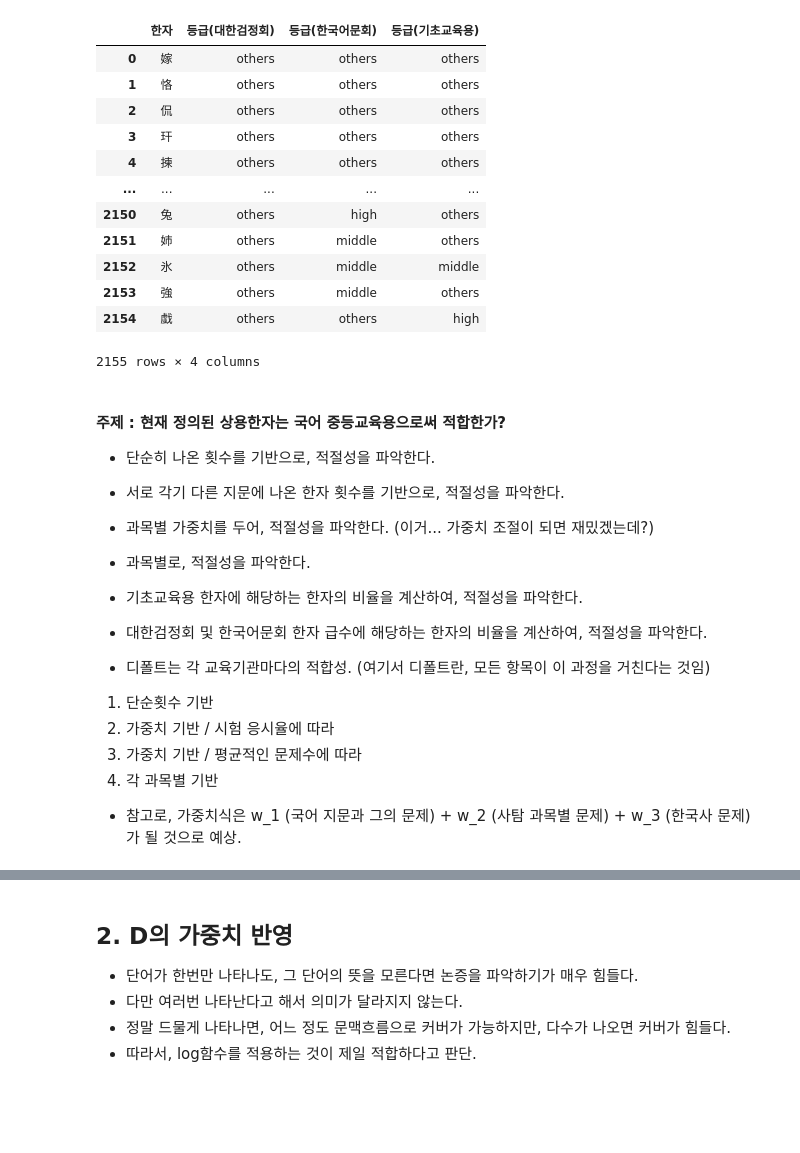
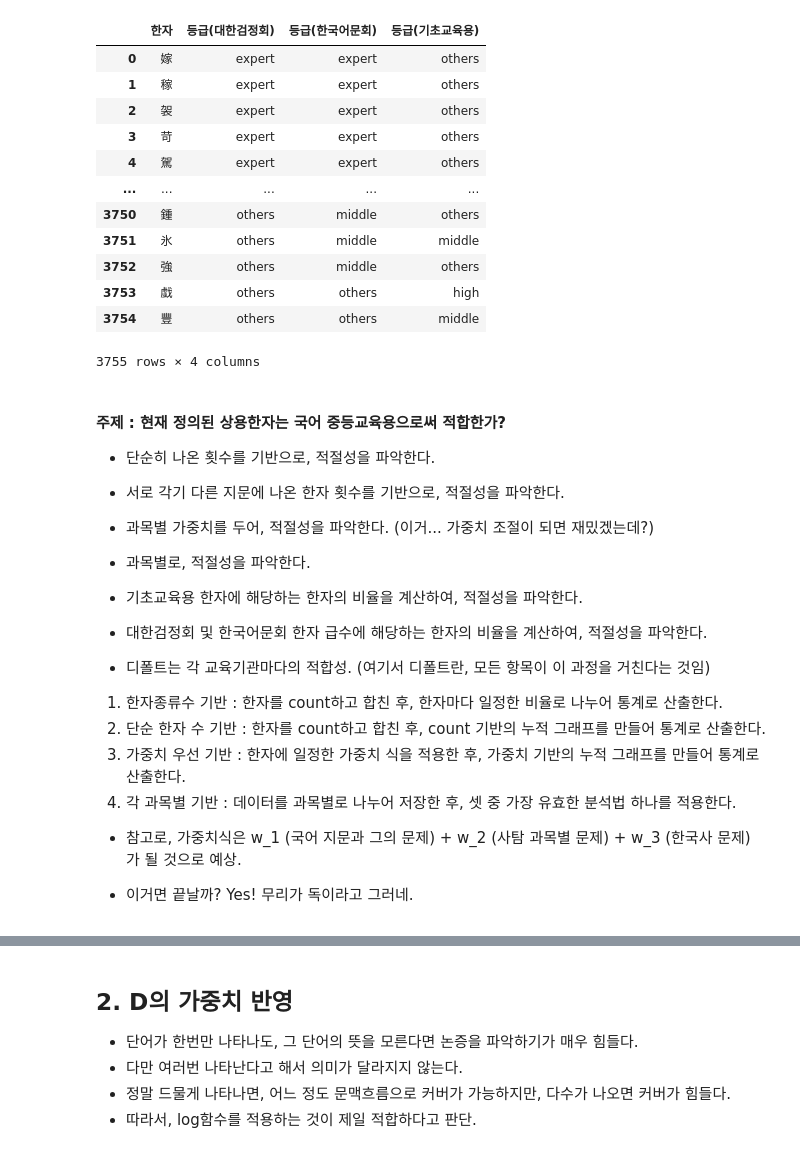
Before and after one commit to Hellcreams/hanja_suggestion, a Jupyter notebook: analyzation.ipynb, the cells around one changed output, grey strips where cells are left out. Drawn from its saved outputs; the diff is of its cells as text; code cells hidden in the pictures; blank space fills up the shorter version.

```diff
--- a/analyzation.ipynb
+++ b/analyzation.ipynb
@@ -40,49 +40,53 @@ test_df
 # 참고 데이터가 seaborn 사용 시 텍스트 깨짐 현상 방지
 ref_df["등급(기초교육용)"] = ref_df["등급(기초교육용)"].map(
     {"중등" : "middle",
     "고등" : "high",
      "심화" : "others"}
 )
 # 대한검정회 3급 1000자, 준2급 1500자 / 3급까지 중등(middle), 준2급은 고등(high)로 분류
 ref_df["등급(대한검정회)"] = np.select(
     [ref_df["등급(대한검정회)"] >= 3.0,
      ref_df["등급(대한검정회)"] >= 2.5,
+     ref_df["등급(대한검정회)"] > 0.0,
      True],
-    [3, 2, 1]
+    [3, 2, 1, 0]
 )
 ref_df["등급(대한검정회)"] = ref_df["등급(대한검정회)"].map(
     {3 : "middle",
     2 : "high",
-     1 : "others"}
+     1 : "expert",
+     0 : "others"}
 )
 # 대한검정회 4급 1000자, 3급 1800자 / 4급까지 중간(middle), 3급은 고등(high)로 분류
 ref_df["등급(한국어문회)"] = np.select(
     [ref_df["등급(한국어문회)"] >= 4.0,
      ref_df["등급(한국어문회)"] >= 3.0,
+     ref_df["등급(한국어문회)"] > 0.0,
      True],
-    [3, 2, 1]
+    [3, 2, 1, 0]
 )
 ref_df["등급(한국어문회)"] = ref_df["등급(한국어문회)"].map(
     {3 : "middle",
     2 : "high",
-     1 : "others"}
+     1 : "expert",
+     0 : "others"}
 )
 # -----------------------------
 ref_df
 # %% [output]
 |  | 한자 | 등급(대한검정회) | 등급(한국어문회) | 등급(기초교육용) |
-| 0 | 嫁 | others | others | others |
-| 1 | 恪 | others | others | others |
-| 2 | 侃 | others | others | others |
-| 3 | 玕 | others | others | others |
-| 4 | 揀 | others | others | others |
+| 0 | 嫁 | expert | expert | others |
+| 1 | 稼 | expert | expert | others |
+| 2 | 袈 | expert | expert | others |
+| 3 | 苛 | expert | expert | others |
+| 4 | 駕 | expert | expert | others |
 | ... | ... | ... | ... | ... |
-| 2150 | 兔 | others | high | others |
-| 2151 | 姉 | others | middle | others |
-| 2152 | 氷 | others | middle | middle |
-| 2153 | 強 | others | middle | others |
-| 2154 | 戱 | others | others | high |
+| 3750 | 鍾 | others | middle | others |
+| 3751 | 氷 | others | middle | middle |
+| 3752 | 強 | others | middle | others |
+| 3753 | 戱 | others | others | high |
+| 3754 | 豐 | others | others | middle |
-2155 rows × 4 columns
+3755 rows × 4 columns
 # %% [markdown]
 #### 주제 : 현재 정의된 상용한자는 국어 중등교육용으로써 적합한가?
 * 단순히 나온 횟수를 기반으로, 적절성을 파악한다.
@@ -93,8 +97,10 @@ ref_df
 * 대한검정회 및 한국어문회 한자 급수에 해당하는 한자의 비율을 계산하여, 적절성을 파악한다.
 
 * 디폴트는 각 교육기관마다의 적합성. (여기서 디폴트란, 모든 항목이 이 과정을 거친다는 것임)
-1. 단순횟수 기반
-2. 가중치 기반 / 시험 응시율에 따라
-3. 가중치 기반 / 평균적인 문제수에 따라
-4. 각 과목별 기반
+1. 한자종류수 기반 : 한자를 count하고 합친 후, 한자마다 일정한 비율로 나누어 통계로 산출한다.
+2. 단순 한자 수 기반 : 한자를 count하고 합친 후, count 기반의 누적 그래프를 만들어 통계로 산출한다.
+3. 가중치 우선 기반 : 한자에 일정한 가중치 식을 적용한 후, 가중치 기반의 누적 그래프를 만들어 통계로 산출한다.
+4. 각 과목별 기반 : 데이터를 과목별로 나누어 저장한 후, 셋 중 가장 유효한 분석법 하나를 적용한다.
 * 참고로, 가중치식은 w_1 (국어 지문과 그의 문제) + w_2 (사탐 과목별 문제) + w_3 (한국사 문제) 가 될 것으로 예상.
+
+* 이거면 끝날까? Yes! 무리가 독이라고 그러네.
```
Also changed, not shown: parts of 12 cells of this notebook, 6 other files.
